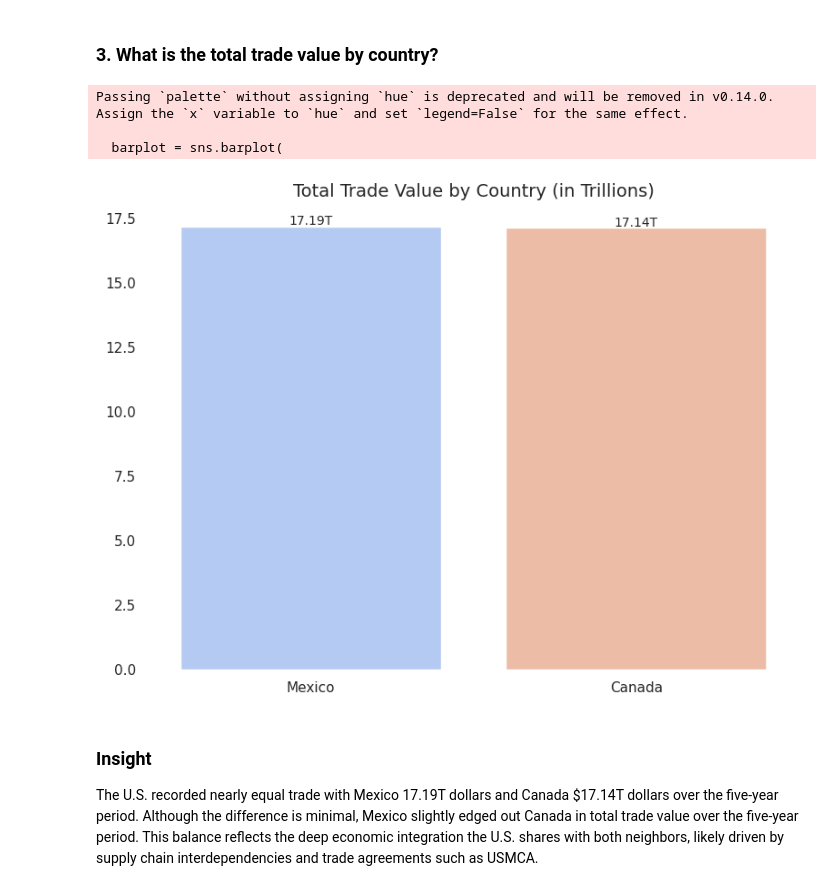
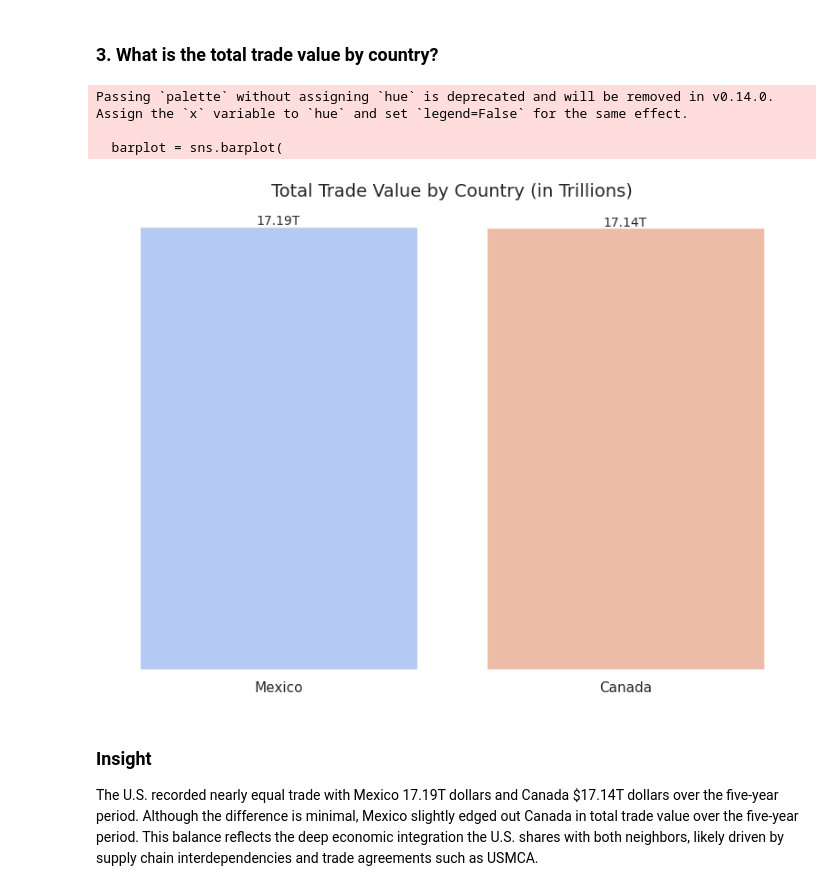
Before and after one commit to nanaakuaobota/TransBorder-Freight-Data-Analysis-Project, a Jupyter notebook: TransBorder_Freight_Data_Analysis_Project.ipynb, the cells around one changed output. Cells and saved outputs as stored; diff of their text form; code cells hidden in the pictures.

```diff
--- a/TransBorder_Freight_Data_Analysis_Project.ipynb
+++ b/TransBorder_Freight_Data_Analysis_Project.ipynb
@@ -280,36 +279,36 @@ Truck transport dominates transborder trade, accounting for over 21.4 trillion d
 # %% [markdown]
 ### 3. What is the total trade value by country?
 # %%
-
-
 country_value = df_all.groupby('Country_Name')['VALUE'].sum().sort_values(ascending=False)
 country_value_trillions = country_value / 1e12
 
 plt.figure(figsize=(8, 6))
 sns.set_style("white")
-
 
 barplot = sns.barplot(
     x=country_value_trillions.index,
     y=country_value_trillions.values,
     palette="coolwarm"
 )
 
-
 for i, value in enumerate(country_value_trillions.values):
     plt.text(i, value + 0.05, f'{value:.2f}T', ha='center', fontsize=10)
 
 plt.title("Total Trade Value by Country (in Trillions)", fontsize=14)
 plt.xlabel("")
 plt.ylabel("")
+
+plt.yticks([])
+
 sns.despine(left=True, bottom=True)
+
 plt.tight_layout()
 plt.show()
 # %% [output]
 Passing `palette` without assigning `hue` is deprecated and will be removed in v0.14.0. Assign the `x` variable to `hue` and set `legend=False` for the same effect.
 
   barplot = sns.barplot(
-[figure, old version]
+[figure, new version]
 # %% [markdown]
 ### Insight
 
```
Also changed, not shown: parts of 13 cells of this notebook.
